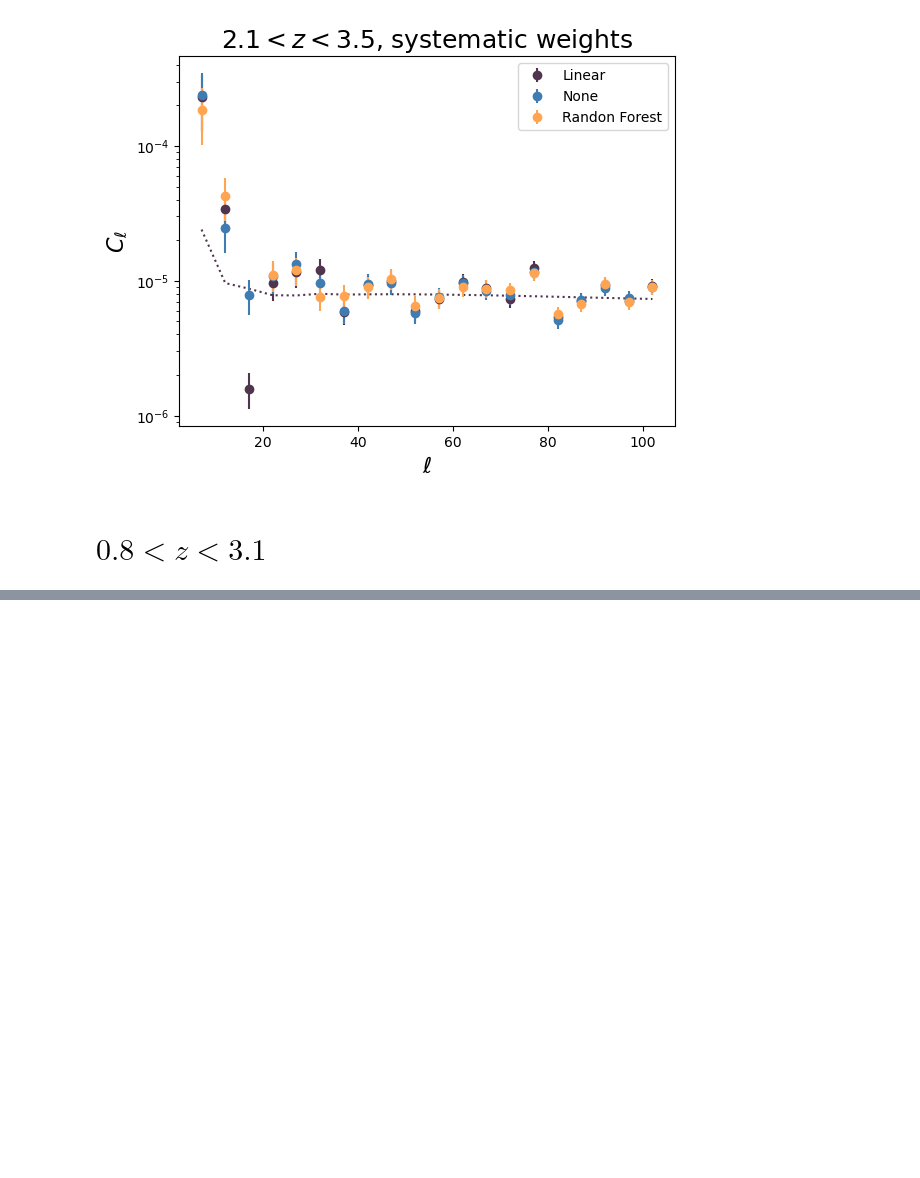
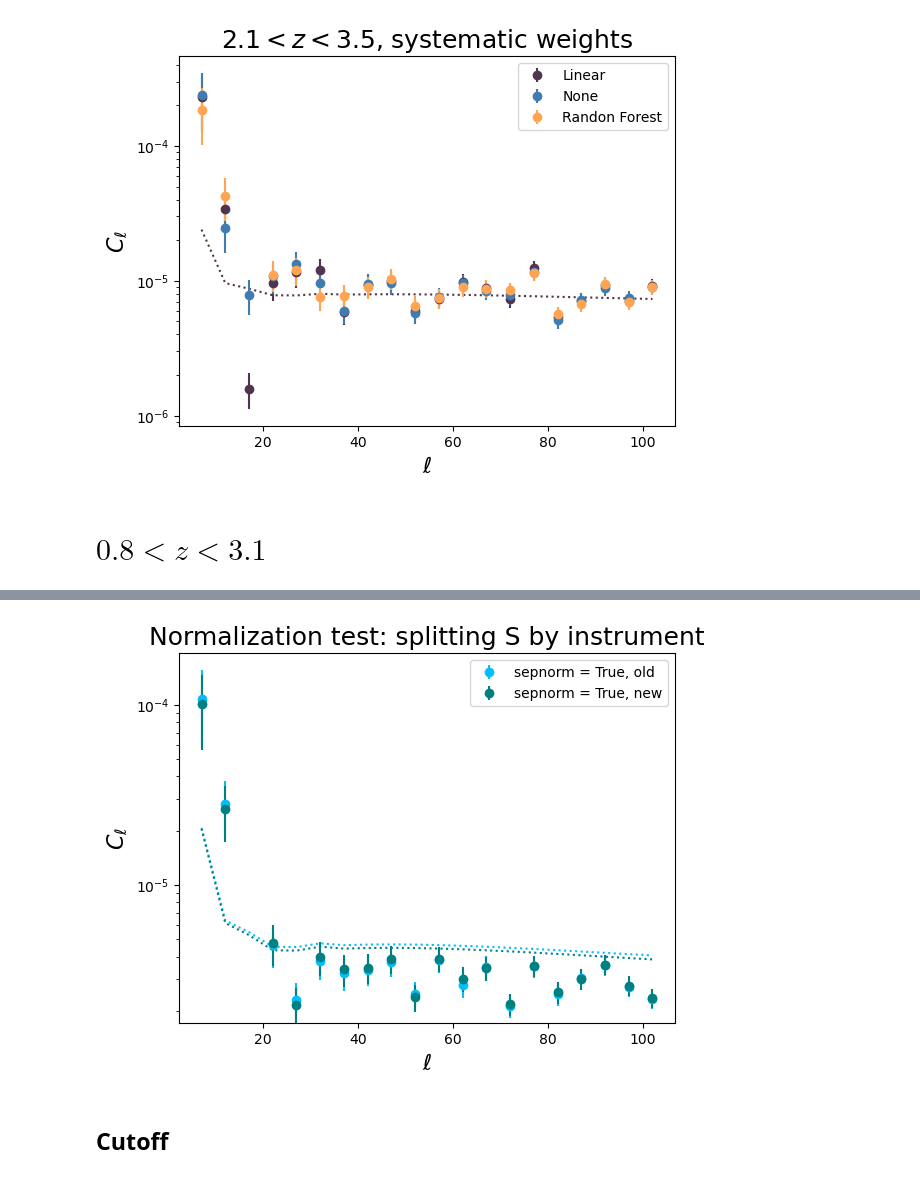
Before and after one commit to sofiachiarenza/DESI_X_BLAST, a Jupyter notebook: tests.ipynb, the cells around one changed output, grey strips where cells are left out. Saved outputs shown, nothing was run; the diff lists cells and outputs as text; code cells hidden in the pictures; blank space fills up the shorter version.

```diff
--- a/tests.ipynb
+++ b/tests.ipynb
@@ -376,0 +417,15 @@ plt.legend();
+# %%
+plt.figure()
+plt.plot(lbin_theory[lbin_theory<lmax], Cl_theory_gg_separate[lbin_theory<lmax], color = "deepskyblue", linestyle = ":")
+plt.plot(lbin_theory[lbin_theory<lmax], Cl_theory_gg_extraseparate[lbin_theory<lmax], color = "teal", linestyle = ":")
+plt.errorbar(lbin, Cl_sepnorm_old, yerr=sigma_sepnorm_old, fmt='o', label="sepnorm = True, old", color="deepskyblue")
+plt.errorbar(lbin, Cl_sepnorm_new, yerr=sigma_sepnorm_new, fmt='o', label="sepnorm = True, new", color="teal")
+plt.yscale("log")
+plt.title("Normalization test: splitting S by instrument", fontsize = 18)
+plt.xlabel(r"$\ell$", fontsize = 16)
+plt.ylabel(r"$C_\ell$", fontsize = 16)
+plt.legend();
+# %% [output]
+[figure, added]
+# %% [markdown]
+## Cutoff
```
Also changed, not shown: parts of 14 cells of this notebook.
